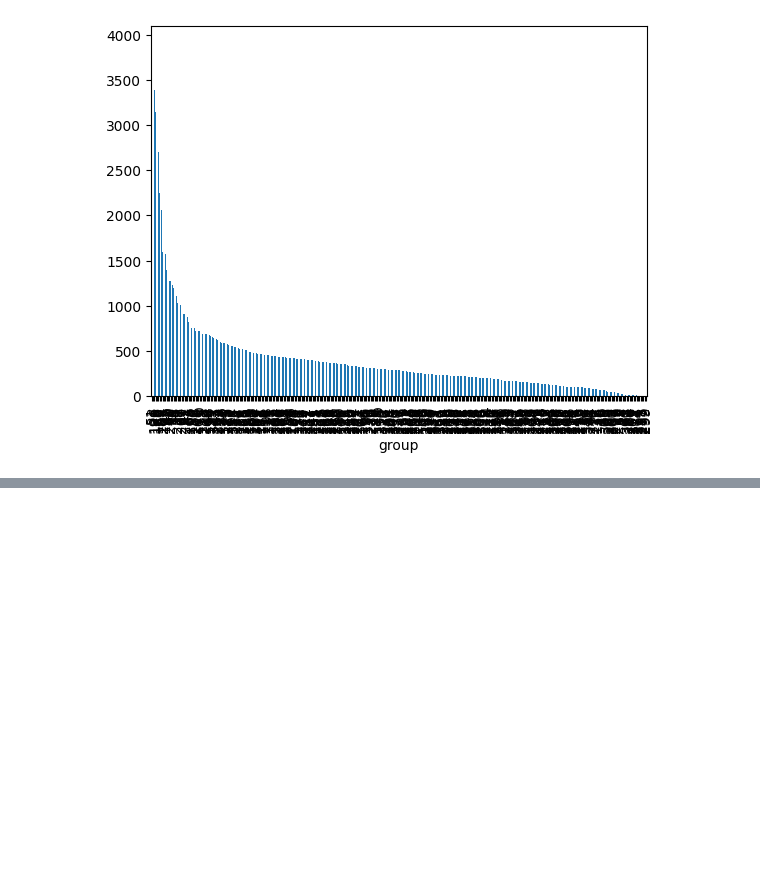
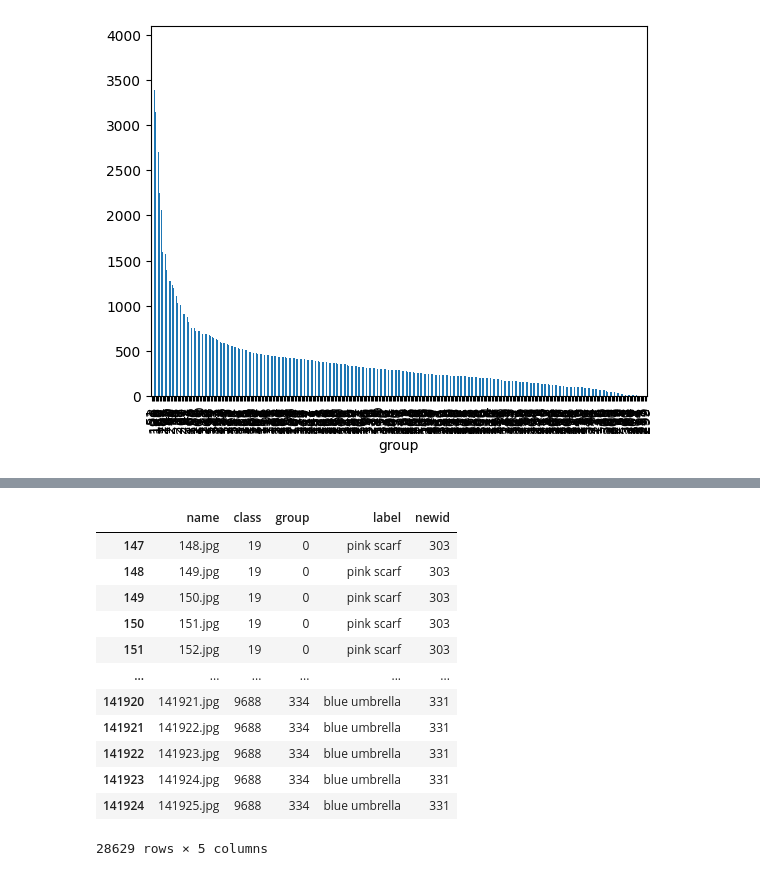
Before and after one commit to hung20gg/lvm-img-class, a Jupyter notebook: EDA.ipynb, the cells around one changed output, grey strips where cells are left out. Drawn from its saved outputs; the diff is of its cells as text; code cells hidden in the pictures; blank space fills up the shorter version.

```diff
--- a/EDA.ipynb
+++ b/EDA.ipynb
@@ -44,0 +149,11 @@ df_train['group'].value_counts().plot(kind='bar')
+# %%
+for name in f:
+    text = name.split('_')
+    clas = int(text[0])
+    label = ' '.join(text[1:]).split('.')[0]
+
+    if label.isnumeric():
+        continue
+    taken_class.add(clas)
+    label_class.add(label)
+    id2class[clas] = label
@@ -44,0 +166,4 @@ df_train['group'].value_counts().plot(kind='bar')
+# %%
+df_reduced = df_train[df_train['class'].isin(taken_class)]
+# %%
+df_reduced['label'] = df_reduced['class'].apply(lambda x: id2class[x])
@@ -44,0 +176,7 @@ df_train['group'].value_counts().plot(kind='bar')
+# %%
+id2newid = dict()
+newid = 0
+for clas in label_class:
+    id2newid[clas] = newid
+    newid += 1
+df_reduced['newid'] = df_reduced['label'].apply(lambda x: id2newid[x])
@@ -44,0 +213,16 @@ df_train['group'].value_counts().plot(kind='bar')
+# %%
+df_reduced
+# %% [output]
+|  | name | class | group | label | newid |
+| 147 | 148.jpg | 19 | 0 | pink scarf | 303 |
+| 148 | 149.jpg | 19 | 0 | pink scarf | 303 |
+| 149 | 150.jpg | 19 | 0 | pink scarf | 303 |
+| 150 | 151.jpg | 19 | 0 | pink scarf | 303 |
+| 151 | 152.jpg | 19 | 0 | pink scarf | 303 |
+| ... | ... | ... | ... | ... | ... |
+| 141920 | 141921.jpg | 9688 | 334 | blue umbrella | 331 |
+| 141921 | 141922.jpg | 9688 | 334 | blue umbrella | 331 |
+| 141922 | 141923.jpg | 9688 | 334 | blue umbrella | 331 |
+| 141923 | 141924.jpg | 9688 | 334 | blue umbrella | 331 |
+| 141924 | 141925.jpg | 9688 | 334 | blue umbrella | 331 |
+28629 rows × 5 columns
```
Also changed, not shown: parts of 18 cells of this notebook, 5 other files.
